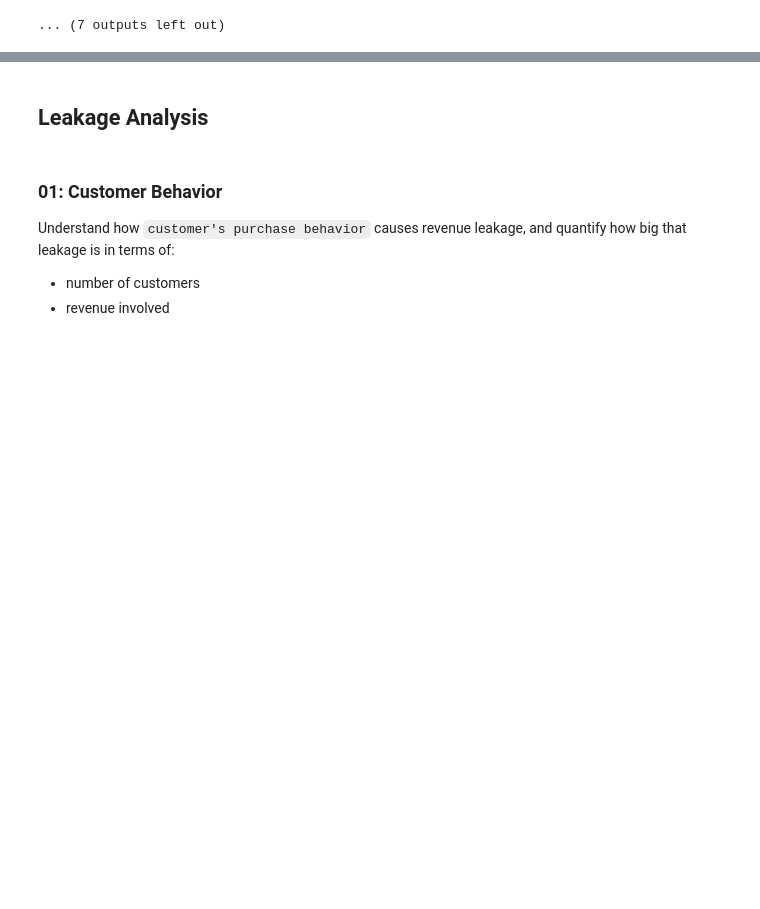
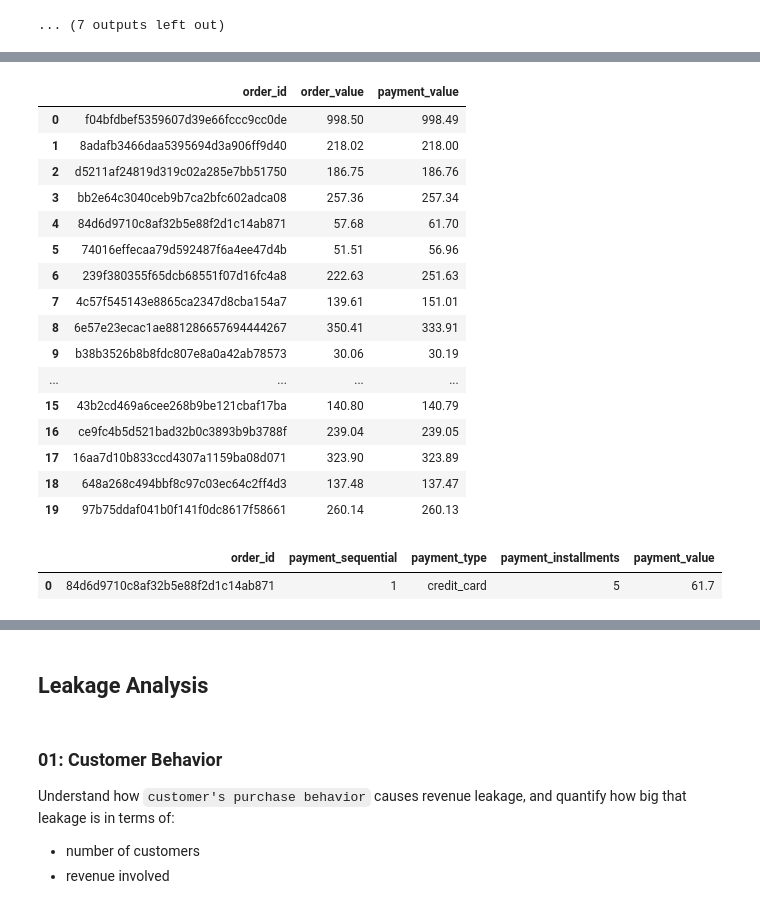
Before and after one commit to anuragchauhan21/Revenue_Risk_Analysis, a Jupyter notebook: revenue_leakage_analysis.ipynb, the cells around one changed output, grey strips where cells are left out. Saved outputs shown, nothing was run; the diff lists cells and outputs as text; code cells hidden in the pictures; blank space fills up the shorter version.

```diff
--- a/revenue_leakage_analysis.ipynb
+++ b/revenue_leakage_analysis.ipynb
@@ -144,0 +423,51 @@ Table : orders
+# %%
+# Checking Revenue Consistency between Order value & payment value
+
+pd.read_sql("""
+WITH order_totals AS (
+    SELECT order_id, SUM(price + freight_value) AS order_value
+    FROM order_items
+    GROUP BY order_id
+),
+
+payment_totals AS (
+    SELECT order_id, SUM(payment_value) AS payment_value
+    FROM payments
+    GROUP BY order_id
+)
+
+SELECT o.order_id, ot.order_value, pt.payment_value
+FROM orders o LEFT JOIN order_totals ot
+ON o.order_id = ot.order_id
+LEFT JOIN payment_totals pt
+ON o.order_id = pt.order_id
+WHERE ROUND(ot.order_value, 2) != ROUND(pt.payment_value, 2)
+LIMIT 20
+""", conn)
+# %% [output]
+|  | order_id | order_value | payment_value |
+| 0 | f04bfdbef5359607d39e66fccc9cc0de | 998.50 | 998.49 |
+| 1 | 8adafb3466daa5395694d3a906ff9d40 | 218.02 | 218.00 |
+| 2 | d5211af24819d319c02a285e7bb51750 | 186.75 | 186.76 |
+| 3 | bb2e64c3040ceb9b7ca2bfc602adca08 | 257.36 | 257.34 |
+| 4 | 84d6d9710c8af32b5e88f2d1c14ab871 | 57.68 | 61.70 |
+| 5 | 74016effecaa79d592487f6a4ee47d4b | 51.51 | 56.96 |
+| 6 | 239f380355f65dcb68551f07d16fc4a8 | 222.63 | 251.63 |
+| 7 | 4c57f545143e8865ca2347d8cba154a7 | 139.61 | 151.01 |
+| 8 | 6e57e23ecac1ae881286657694444267 | 350.41 | 333.91 |
+| 9 | b38b3526b8b8fdc807e8a0a42ab78573 | 30.06 | 30.19 |
+| ... | ... | ... | ... |
+| 15 | 43b2cd469a6cee268b9be121cbaf17ba | 140.80 | 140.79 |
+| 16 | ce9fc4b5d521bad32b0c3893b9b3788f | 239.04 | 239.05 |
+| 17 | 16aa7d10b833ccd4307a1159ba08d071 | 323.90 | 323.89 |
+| 18 | 648a268c494bbf8c97c03ec64c2ff4d3 | 137.48 | 137.47 |
+| 19 | 97b75ddaf041b0f141f0dc8617f58661 | 260.14 | 260.13 |
+# %%
+pd.read_sql("""
+SELECT *
+FROM payments
+WHERE order_id = '84d6d9710c8af32b5e88f2d1c14ab871'
+""", conn)
+# %% [output]
+|  | order_id | payment_sequential | payment_type | payment_installments | payment_value |
+| 0 | 84d6d9710c8af32b5e88f2d1c14ab871 | 1 | credit_card | 5 | 61.7 |
```
Also changed, not shown: parts of 28 cells of this notebook.
